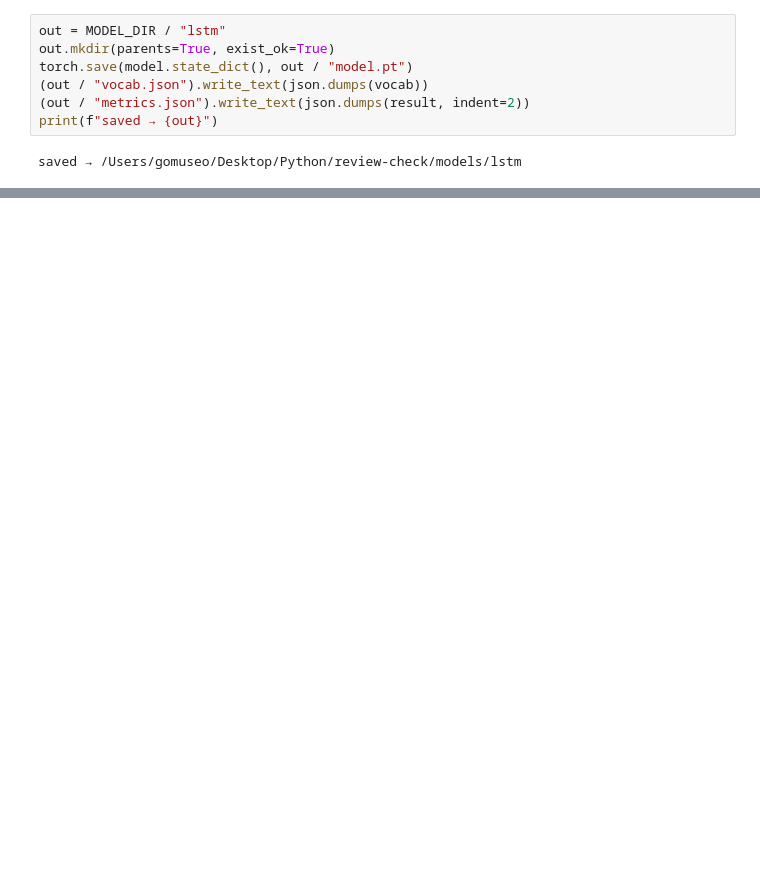
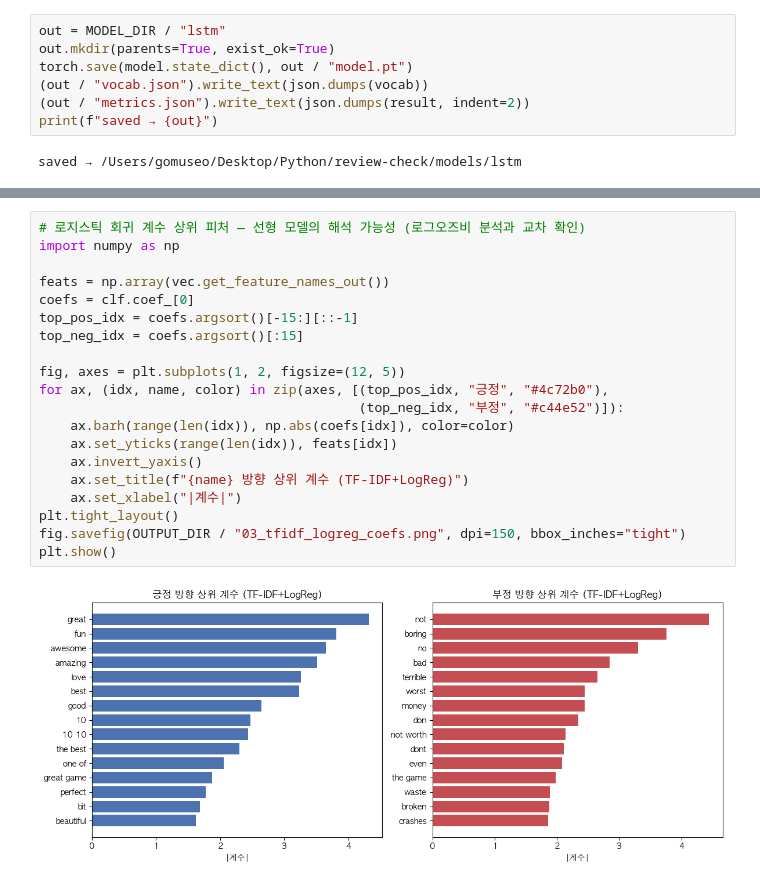
Before and after one commit to rhantj/review-check, a Jupyter notebook: notebooks/03_train_lstm.ipynb, the cells around one changed output, grey strips where cells are left out. Cells and saved outputs as stored; diff of their text form; blank space fills up the shorter version.

```diff
--- a/notebooks/03_train_lstm.ipynb
+++ b/notebooks/03_train_lstm.ipynb
@@ -121,0 +224,22 @@ saved → /Users/gomuseo/Desktop/Python/review-check/models/lstm
+# %%
+# 로지스틱 회귀 계수 상위 피처 — 선형 모델의 해석 가능성 (로그오즈비 분석과 교차 확인)
+import numpy as np
+
+feats = np.array(vec.get_feature_names_out())
+coefs = clf.coef_[0]
+top_pos_idx = coefs.argsort()[-15:][::-1]
+top_neg_idx = coefs.argsort()[:15]
+
+fig, axes = plt.subplots(1, 2, figsize=(12, 5))
+for ax, (idx, name, color) in zip(axes, [(top_pos_idx, "긍정", "#4c72b0"),
+                                         (top_neg_idx, "부정", "#c44e52")]):
+    ax.barh(range(len(idx)), np.abs(coefs[idx]), color=color)
+    ax.set_yticks(range(len(idx)), feats[idx])
+    ax.invert_yaxis()
+    ax.set_title(f"{name} 방향 상위 계수 (TF-IDF+LogReg)")
+    ax.set_xlabel("|계수|")
+plt.tight_layout()
+fig.savefig(OUTPUT_DIR / "03_tfidf_logreg_coefs.png", dpi=150, bbox_inches="tight")
+plt.show()
+# %% [output]
+[figure, added]
```
Also changed, not shown: parts of 13 cells of this notebook, 9 other files.
